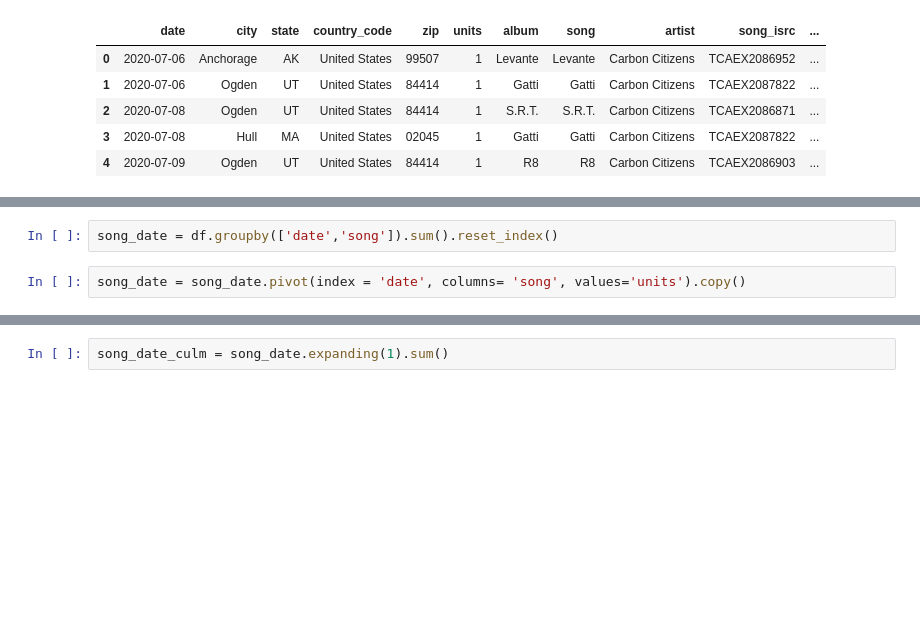
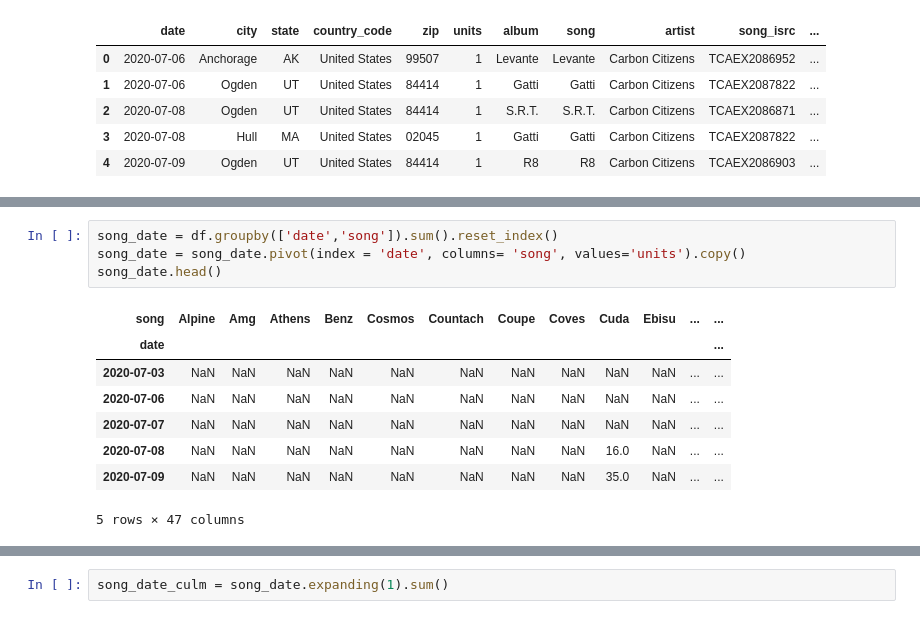
Before and after one commit to Tavnuh/carbon-citizens, a Jupyter notebook: Viz notebook.ipynb, the cells around one changed output, grey strips where cells are left out. Saved outputs shown, nothing was run; the diff lists cells and outputs as text; blank space fills up the shorter version.

```diff
--- a/Viz notebook.ipynb
+++ b/Viz notebook.ipynb
@@ -91,4 +76,13 @@ for i in range(play_counts.shape[0]):
 # %%
 song_date = df.groupby(['date','song']).sum().reset_index()
+song_date = song_date.pivot(index = 'date', columns= 'song', values='units').copy()
+song_date.head()
+# %% [output]
+| song | Alpine | Amg | Athens | Benz | Cosmos | Countach | Coupe | Coves | Cuda | Ebisu | ... | ... |
+| date |  |  |  |  |  |  |  |  |  |  |  | ... |
+| 2020-07-03 | NaN | NaN | NaN | NaN | NaN | NaN | NaN | NaN | NaN | NaN | ... | ... |
+| 2020-07-06 | NaN | NaN | NaN | NaN | NaN | NaN | NaN | NaN | NaN | NaN | ... | ... |
+| 2020-07-07 | NaN | NaN | NaN | NaN | NaN | NaN | NaN | NaN | NaN | NaN | ... | ... |
+| 2020-07-08 | NaN | NaN | NaN | NaN | NaN | NaN | NaN | NaN | 16.0 | NaN | ... | ... |
+| 2020-07-09 | NaN | NaN | NaN | NaN | NaN | NaN | NaN | NaN | 35.0 | NaN | ... | ... |
+5 rows × 47 columns
-# %%
-song_date = song_date.pivot(index = 'date', columns= 'song', values='units').copy()
```
Also changed, not shown: parts of 8 cells of this notebook, 1 other file.
